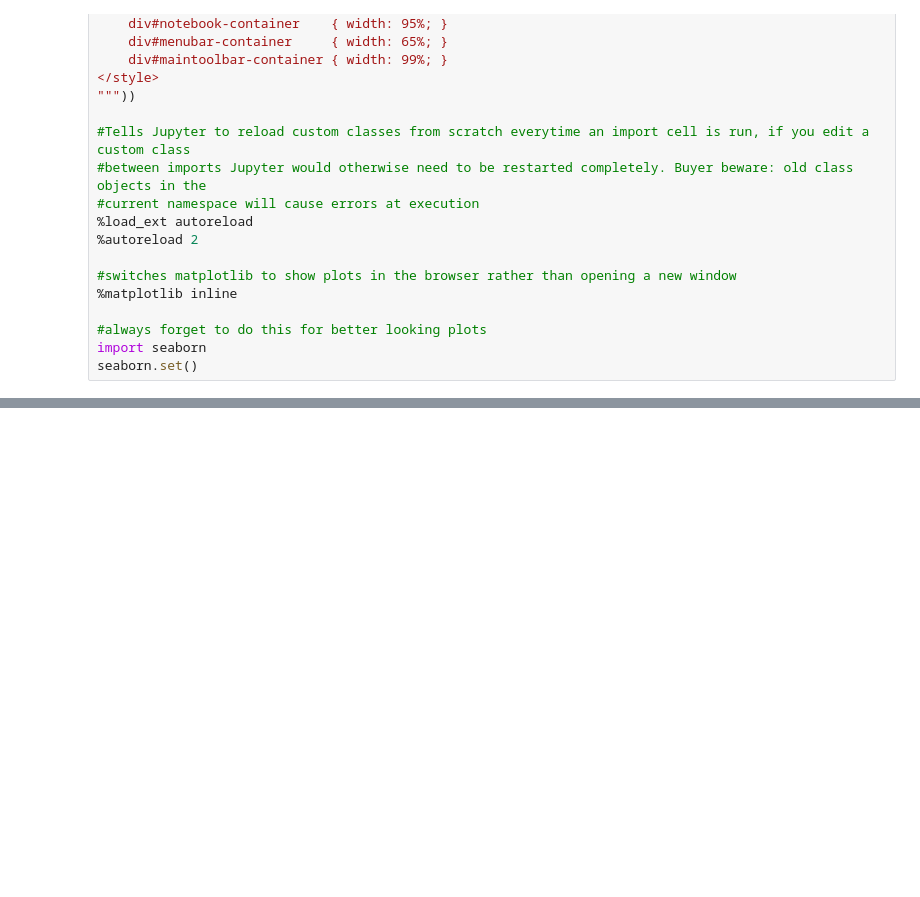
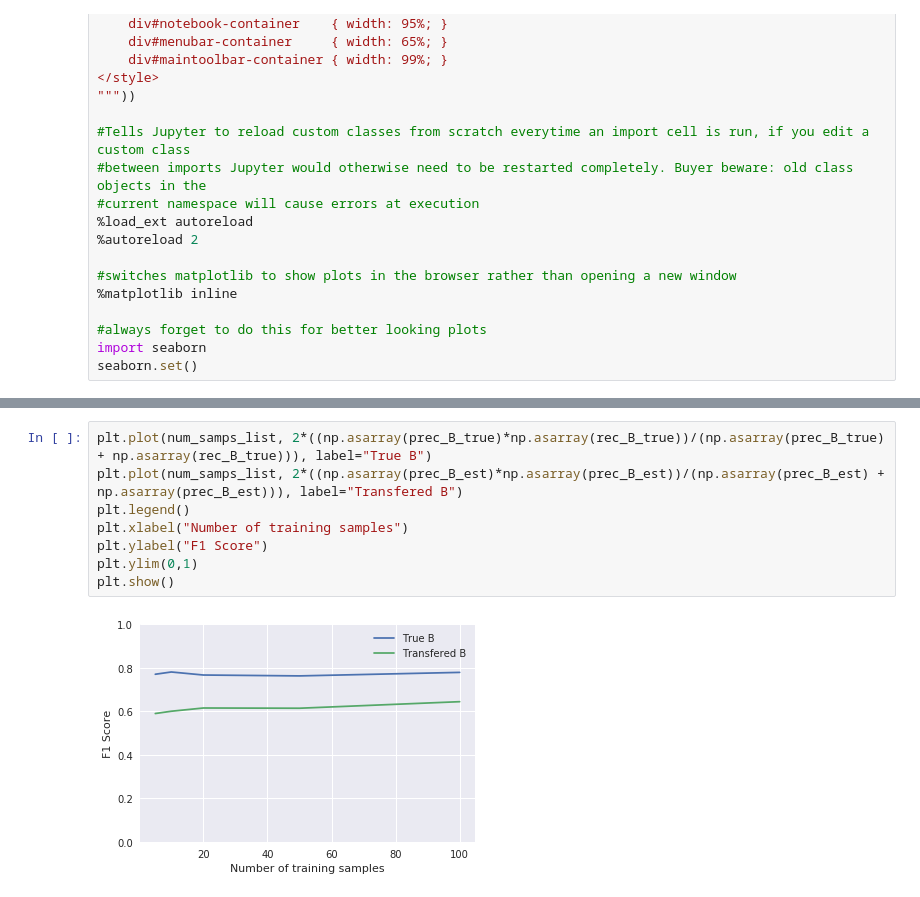
Before and after one commit to cpatdowling/building_transfer, a Jupyter notebook: notebooks/build_sys_2019_current.ipynb, the cells around one changed output, grey strips where cells are left out. Drawn from its saved outputs; the diff is of its cells as text; blank space fills up the shorter version.

```diff
--- a/notebooks/build_sys_2019_current.ipynb
+++ b/notebooks/build_sys_2019_current.ipynb
@@ -45,0 +343,10 @@ from eplusprocessing import *
+# %%
+plt.plot(num_samps_list, 2*((np.asarray(prec_B_true)*np.asarray(rec_B_true))/(np.asarray(prec_B_true) + np.asarray(rec_B_true))), label="True B")
+plt.plot(num_samps_list, 2*((np.asarray(prec_B_est)*np.asarray(prec_B_est))/(np.asarray(prec_B_est) + np.asarray(prec_B_est))), label="Transfered B")
+plt.legend()
+plt.xlabel("Number of training samples")
+plt.ylabel("F1 Score")
+plt.ylim(0,1)
+plt.show()
+# %% [output]
+[figure, added]
```
Also changed, not shown: parts of 11 cells of this notebook, 2 other files.
